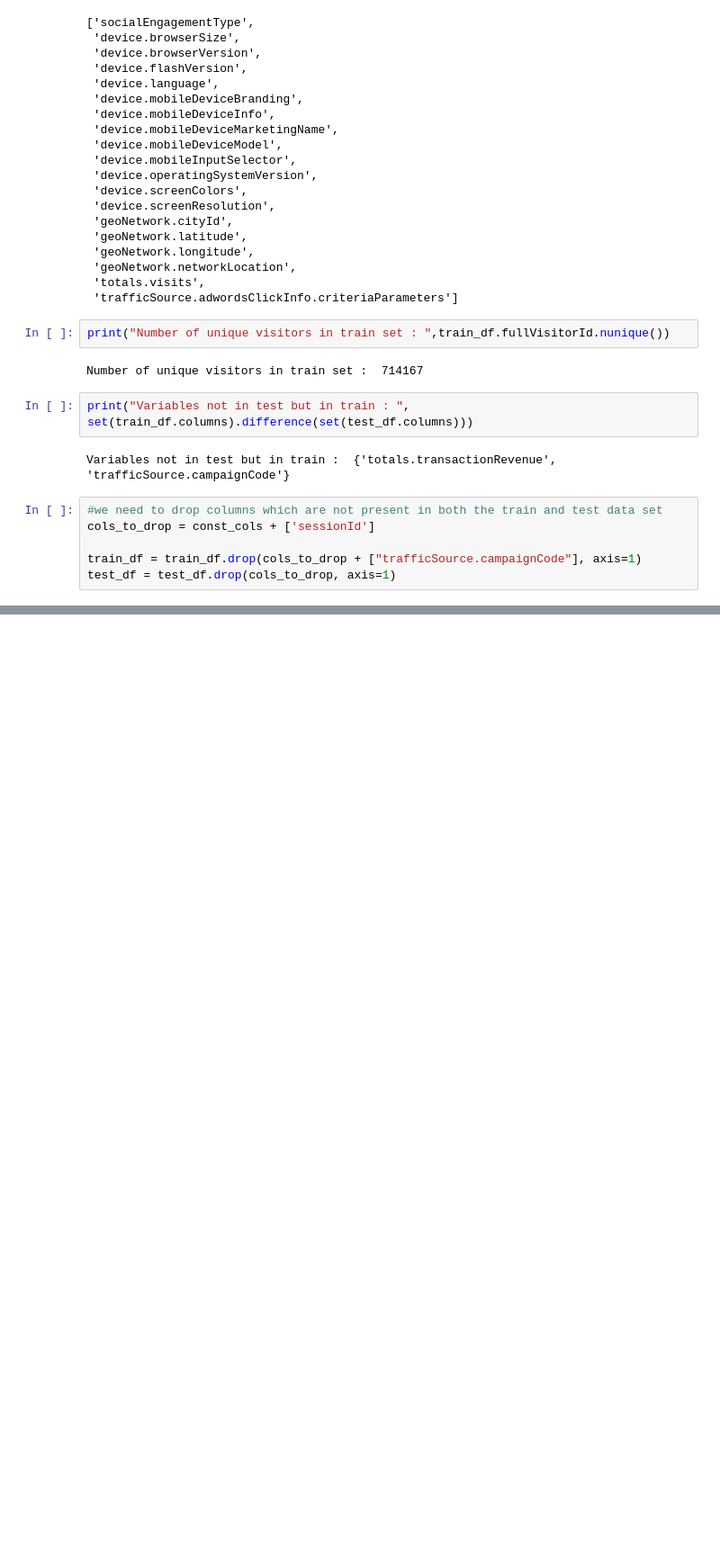
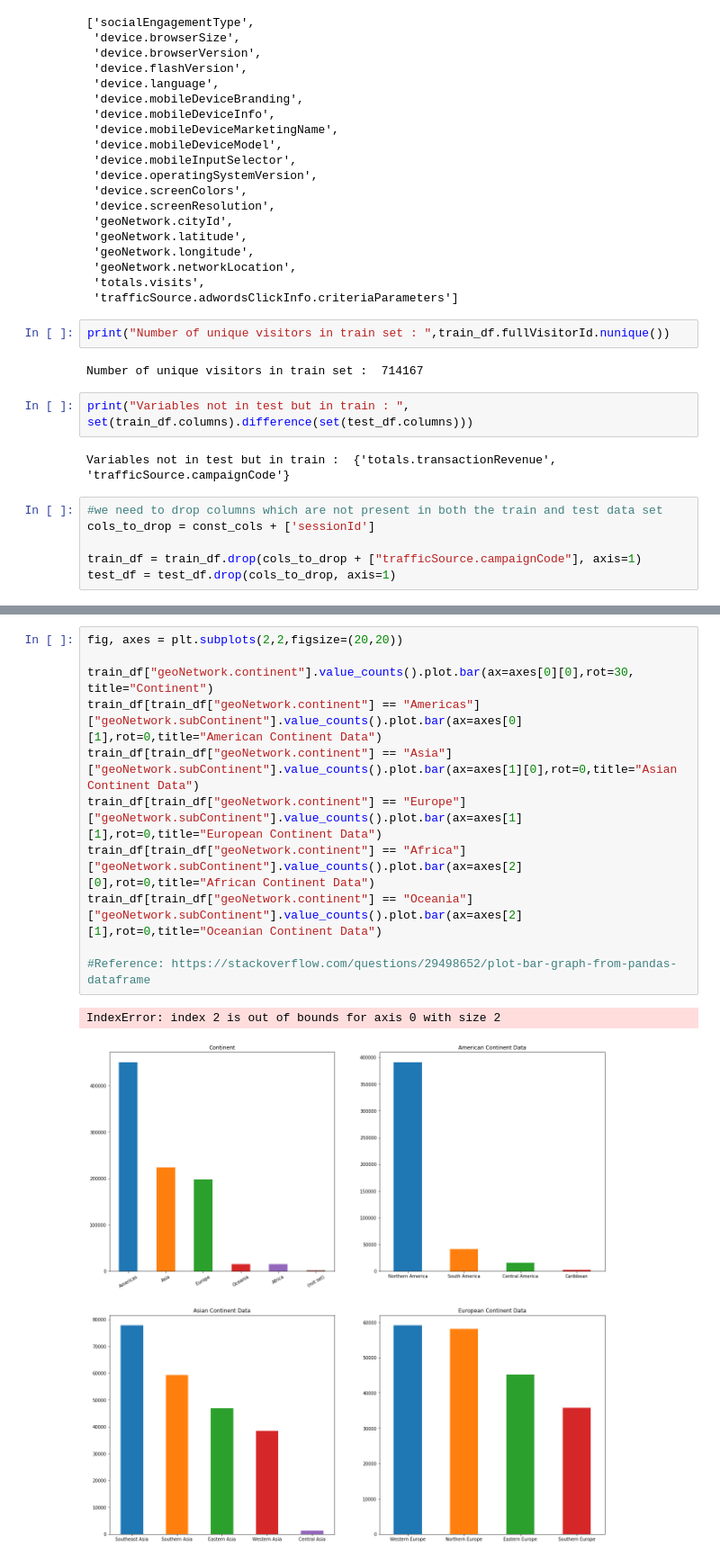
Before and after one commit to jaytorasakar8/Data-Science-Fundamentals, a Jupyter notebook: Homework 3/Customer Revenue Prediction - Kaggle.ipynb, the cells around one changed output, grey strips where cells are left out. Shown at 90% size. Drawn from its saved outputs; the diff is of its cells as text; blank space fills up the shorter version.

```diff
--- a/Homework 3/Customer Revenue Prediction - Kaggle.ipynb
+++ b/Homework 3/Customer Revenue Prediction - Kaggle.ipynb
@@ -185,0 +222,14 @@ test_df = test_df.drop(cols_to_drop, axis=1)
+# %%
+fig, axes = plt.subplots(2,2,figsize=(20,20))
+
+train_df["geoNetwork.continent"].value_counts().plot.bar(ax=axes[0][0],rot=30, title="Continent")
+train_df[train_df["geoNetwork.continent"] == "Americas"]["geoNetwork.subContinent"].value_counts().plot.bar(ax=axes[0][1],rot=0,title="American Continent Data")
+train_df[train_df["geoNetwork.continent"] == "Asia"]["geoNetwork.subContinent"].value_counts().plot.bar(ax=axes[1][0],rot=0,title="Asian Continent Data")
+train_df[train_df["geoNetwork.continent"] == "Europe"]["geoNetwork.subContinent"].value_counts().plot.bar(ax=axes[1][1],rot=0,title="European Continent Data")
+train_df[train_df["geoNetwork.continent"] == "Africa"]["geoNetwork.subContinent"].value_counts().plot.bar(ax=axes[2][0],rot=0,title="African Continent Data")
+train_df[train_df["geoNetwork.continent"] == "Oceania"]["geoNetwork.subContinent"].value_counts().plot.bar(ax=axes[2][1],rot=0,title="Oceanian Continent Data")
+
+#Reference: https://stackoverflow.com/questions/29498652/plot-bar-graph-from-pandas-dataframe
+# %% [output]
+IndexError: index 2 is out of bounds for axis 0 with size 2
+[figure, added]
```
Also changed, not shown: parts of 4 cells of this notebook.
